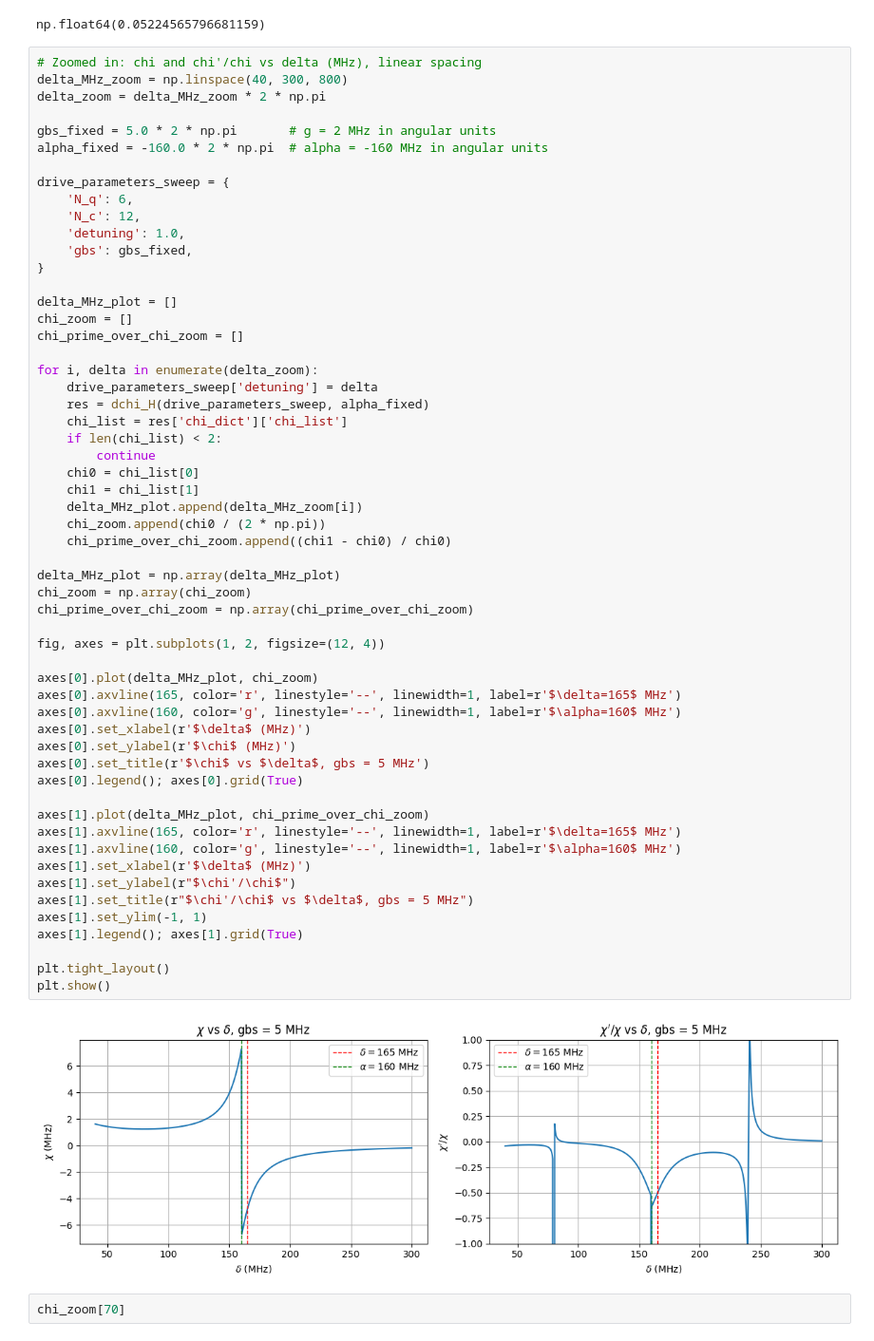
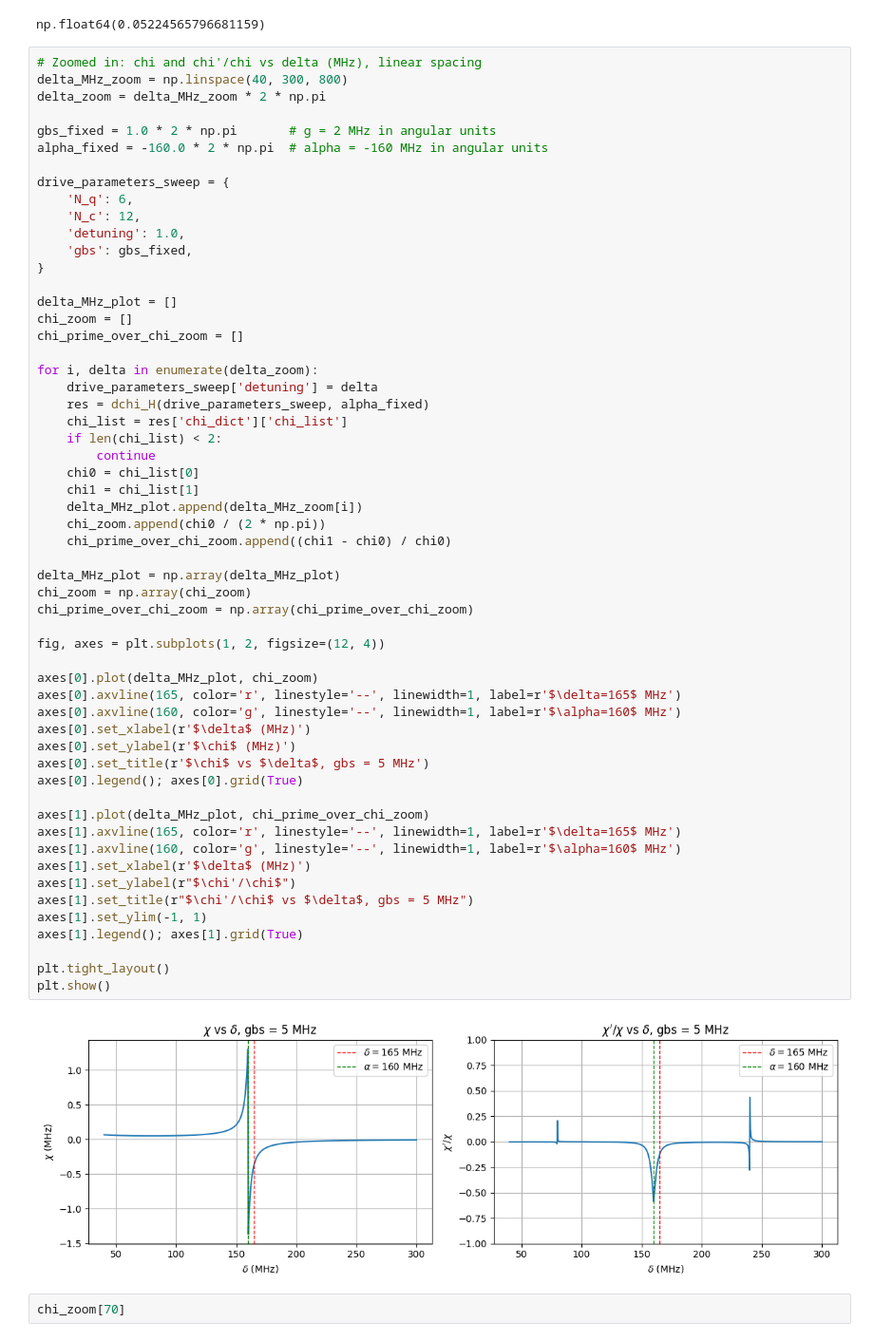
Before and after one commit to TunmayGerg/quantum-simulation-code, a Jupyter notebook: Optimal control/dchi_static.ipynb, the cells around one changed output. Shown at 95% size. Drawn from its saved outputs; the diff is of its cells as text.

```diff
--- a/Optimal control/dchi_static.ipynb
+++ b/Optimal control/dchi_static.ipynb
@@ -137,7 +137,7 @@ np.float64(0.05224565796681159)
 delta_MHz_zoom = np.linspace(40, 300, 800)
 delta_zoom = delta_MHz_zoom * 2 * np.pi
 
-gbs_fixed = 5.0 * 2 * np.pi       # g = 2 MHz in angular units
+gbs_fixed = 1.0 * 2 * np.pi       # g = 2 MHz in angular units
 alpha_fixed = -160.0 * 2 * np.pi  # alpha = -160 MHz in angular units
 
 drive_parameters_sweep = {
@@ -162,34 +162,34 @@ for i, delta in enumerate(delta_zoom):
     delta_MHz_plot.append(delta_MHz_zoom[i])
     chi_zoom.append(chi0 / (2 * np.pi))
     chi_prime_over_chi_zoom.append((chi1 - chi0) / chi0)
 
 delta_MHz_plot = np.array(delta_MHz_plot)
 chi_zoom = np.array(chi_zoom)
 chi_prime_over_chi_zoom = np.array(chi_prime_over_chi_zoom)
 
 fig, axes = plt.subplots(1, 2, figsize=(12, 4))
 
 axes[0].plot(delta_MHz_plot, chi_zoom)
 axes[0].axvline(165, color='r', linestyle='--', linewidth=1, label=r'$\delta=165$ MHz')
 axes[0].axvline(160, color='g', linestyle='--', linewidth=1, label=r'$\alpha=160$ MHz')
 axes[0].set_xlabel(r'$\delta$ (MHz)')
 axes[0].set_ylabel(r'$\chi$ (MHz)')
 axes[0].set_title(r'$\chi$ vs $\delta$, gbs = 5 MHz')
 axes[0].legend(); axes[0].grid(True)
 
 axes[1].plot(delta_MHz_plot, chi_prime_over_chi_zoom)
 axes[1].axvline(165, color='r', linestyle='--', linewidth=1, label=r'$\delta=165$ MHz')
 axes[1].axvline(160, color='g', linestyle='--', linewidth=1, label=r'$\alpha=160$ MHz')
 axes[1].set_xlabel(r'$\delta$ (MHz)')
 axes[1].set_ylabel(r"$\chi'/\chi$")
 axes[1].set_title(r"$\chi'/\chi$ vs $\delta$, gbs = 5 MHz")
 axes[1].set_ylim(-1, 1)
 axes[1].legend(); axes[1].grid(True)
 
 plt.tight_layout()
 plt.show()
 # %% [output]
-[figure, old version]
+[figure, new version]
 # %%
 chi_zoom[70]
 # %% [output]
```
Also changed, not shown: 14 other files.
